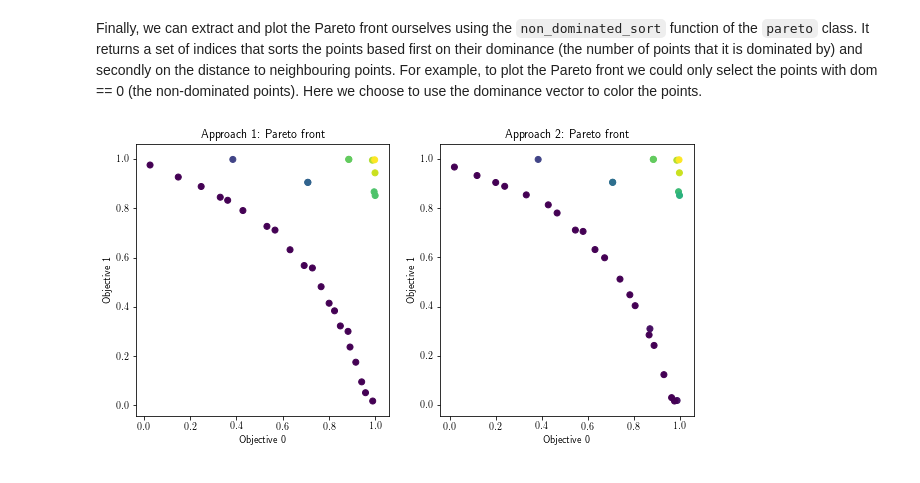
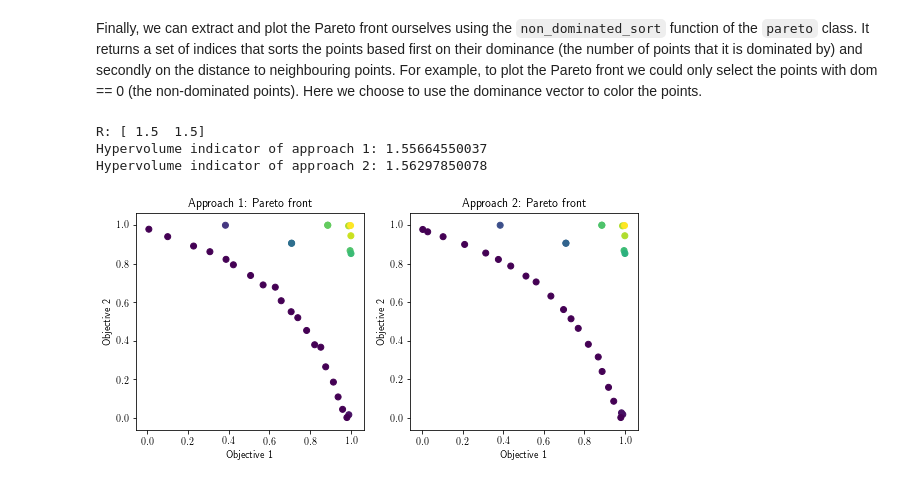
Before and after one commit to GPflow/GPflowOpt, a Jupyter notebook: doc/source/notebooks/multiobjective.ipynb, the cells around one changed output. Drawn from its saved outputs; the diff is of its cells as text; code cells hidden in the pictures.

```diff
--- a/doc/source/notebooks/multiobjective.ipynb
+++ b/doc/source/notebooks/multiobjective.ipynb
@@ -84,7 +84,7 @@ The multiobjective acquisition function balances between improving on the curren
 # %%
 # First setup the optimization strategy for the acquisition function
 # Combining MC step followed by L-BFGS-B
-acquisition_opt = GPflowOpt.optim.StagedOptimizer([GPflowOpt.optim.MCOptimizer(domain, 200),
+acquisition_opt = GPflowOpt.optim.StagedOptimizer([GPflowOpt.optim.MCOptimizer(domain, 1000),
                                                    GPflowOpt.optim.SciPyOptimizer(domain)])
 
 # Then run the BayesianOptimizer for 20 iterations
@@ -186,16 +185,24 @@ Finally, we can extract and plot the Pareto front ourselves using the `non_domin
 For example, to plot the Pareto front we could only select the points with dom == 0 (the non-dominated points). Here we choose to use the dominance vector to color the points.
 # %%
 # plot pareto front
-plt.figure(figsize=(10, 5))
+plt.figure(figsize=(9, 4))
 
+R = np.array([1.5, 1.5])
+print('R:', R)
 for i, acq in enumerate(hvpoi):
+    hv = acq.pareto.hypervolume(R)
+    print('Hypervolume indicator of approach {}:'.format(i+1), hv)
+
     ax = plt.subplot2grid((1, 2), (0, i))
 
-    idx, dom, _ = GPflowOpt.pareto.non_dominated_sort(acq.data[1])
+    pf, dom = GPflowOpt.pareto.non_dominated_sort(acq.data[1])
 
     ax.scatter(acq.data[1][:,0], acq.data[1][:,1], c=dom)
     ax.set_title('Approach {}: Pareto front'.format(i+1))
-    ax.set_xlabel('Objective 0')
-    ax.set_ylabel('Objective 1')
+    ax.set_xlabel('Objective 1')
+    ax.set_ylabel('Objective 2')
 # %% [output]
+R: [ 1.5  1.5]
+Hypervolume indicator of approach 1: 1.55664550037
+Hypervolume indicator of approach 2: 1.56297850078
-[figure, old version]
+[figure, new version]
```
Also changed, not shown: parts of 2 cells of this notebook, 2 other files.
